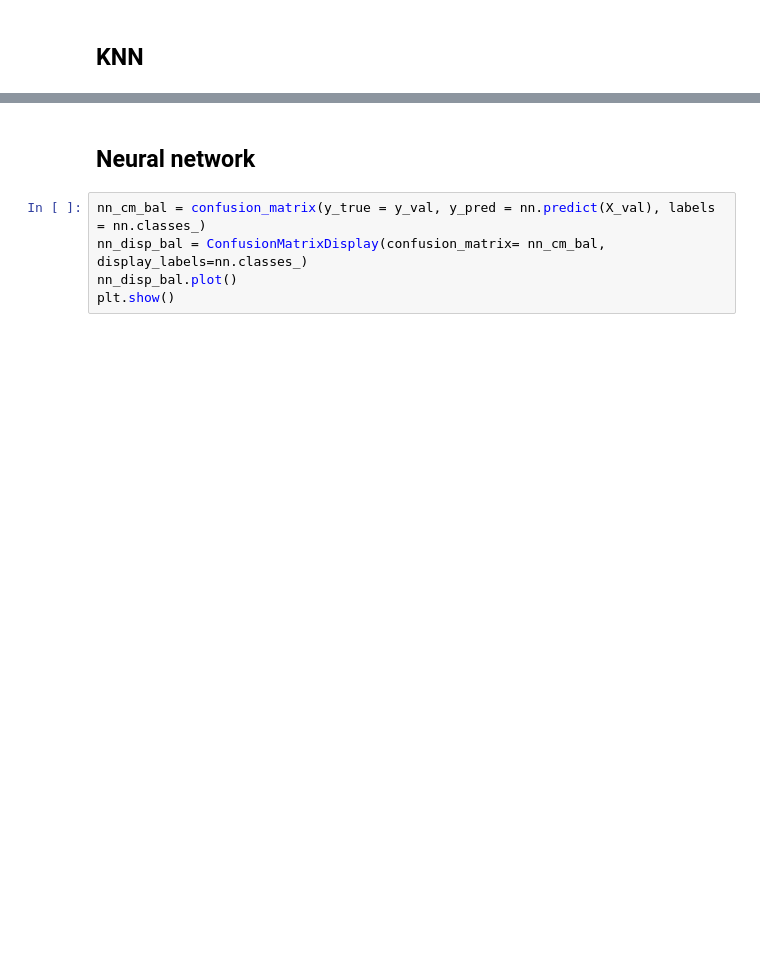
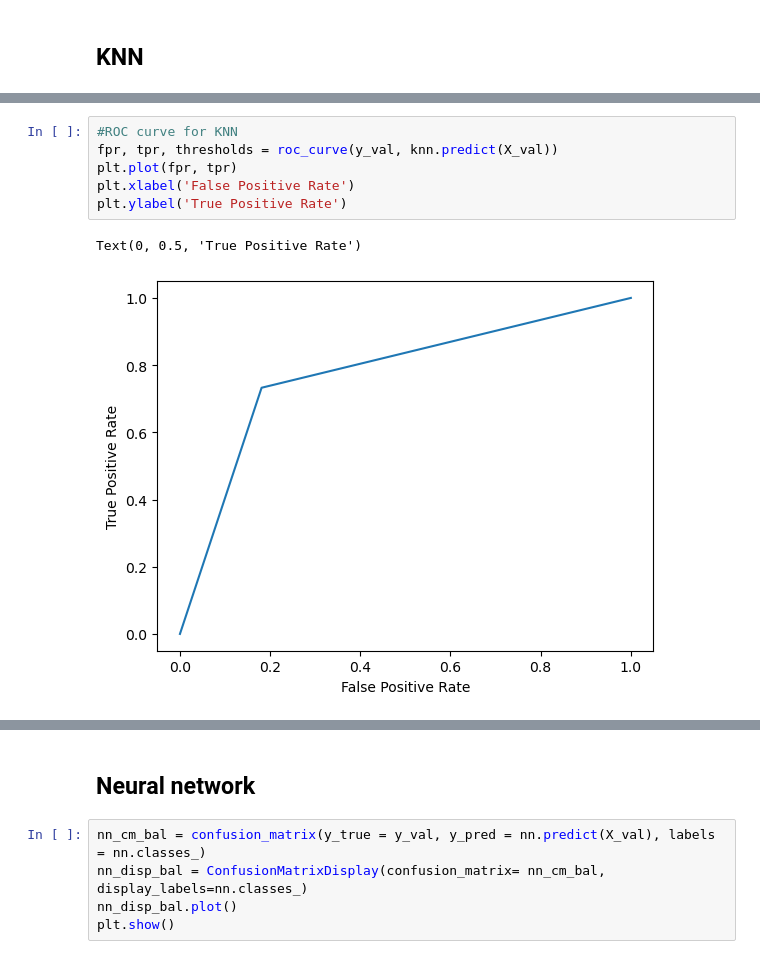
Before and after one commit to vivianndo/ads505, a Jupyter notebook: eda_merged_100323_Halee.ipynb, the cells around one changed output, grey strips where cells are left out. Cells and saved outputs as stored; diff of their text form; blank space fills up the shorter version.

```diff
--- a/eda_merged_100323_Halee.ipynb
+++ b/eda_merged_100323_Halee.ipynb
@@ -1156,3 +1166,12 @@ plt.show()
+# %%
+#ROC curve for KNN
+fpr, tpr, thresholds = roc_curve(y_val, knn.predict(X_val))
+plt.plot(fpr, tpr)
+plt.xlabel('False Positive Rate')
+plt.ylabel('True Positive Rate')
+# %% [output]
+Text(0, 0.5, 'True Positive Rate')
+[figure, added]
 # %%
 #Sensitivity, specificity, and accuracy for KNN trained with balanced data
 #Much improved
```
Also changed, not shown: parts of 29 cells of this notebook.
